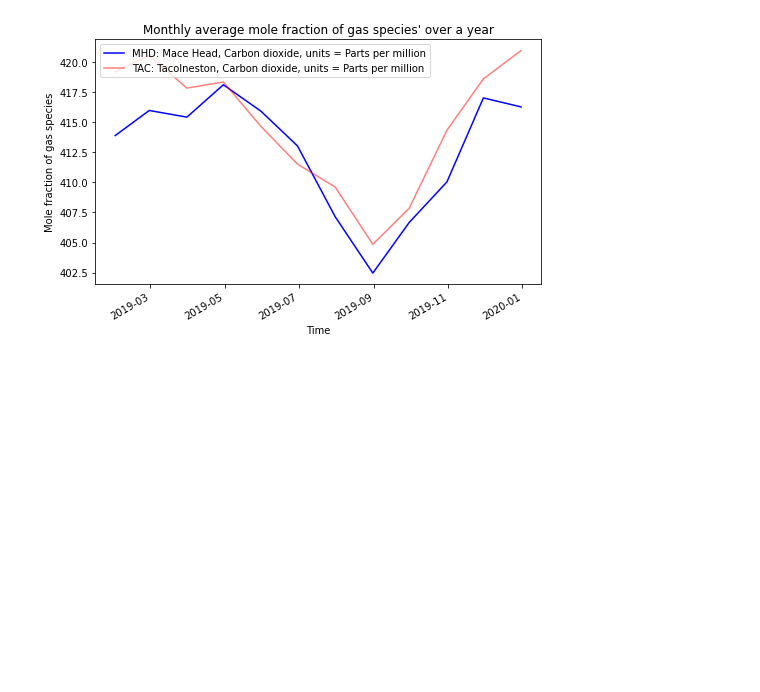
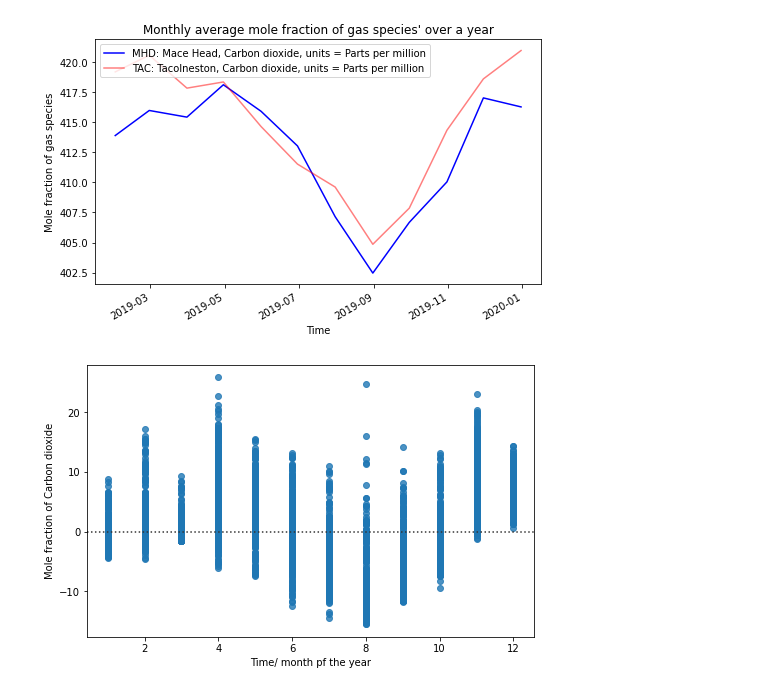
Before and after one commit to TJ-2003/Assessment2, a Jupyter notebook: instructions.ipynb, the cells around one changed output. Saved outputs shown, nothing was run; the diff lists cells and outputs as text; code cells hidden in the pictures; blank space fills up the shorter version.

```diff
--- a/instructions.ipynb
+++ b/instructions.ipynb
@@ -168,3 +184,7 @@ mhd_co2_data.plot_daily_average()
 mhd_co2_data.multiplot_monthly_average(tac_co2_data)
 # %% [output]
 [figure]
+# %%
+mhd_co2_data.residual_plot_month()
+# %% [output]
+[figure, added]
```
Also changed, not shown: parts of 5 cells of this notebook.
